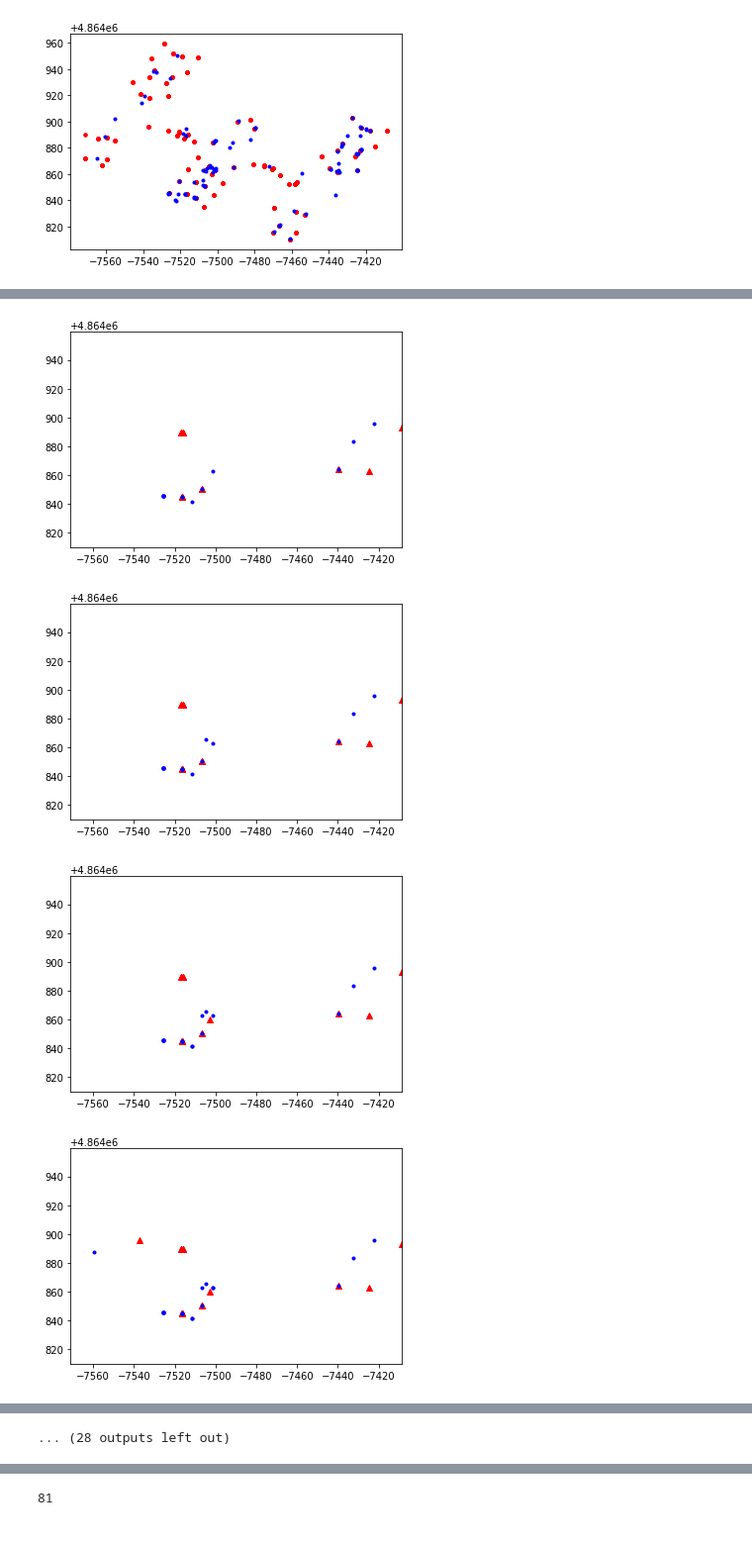
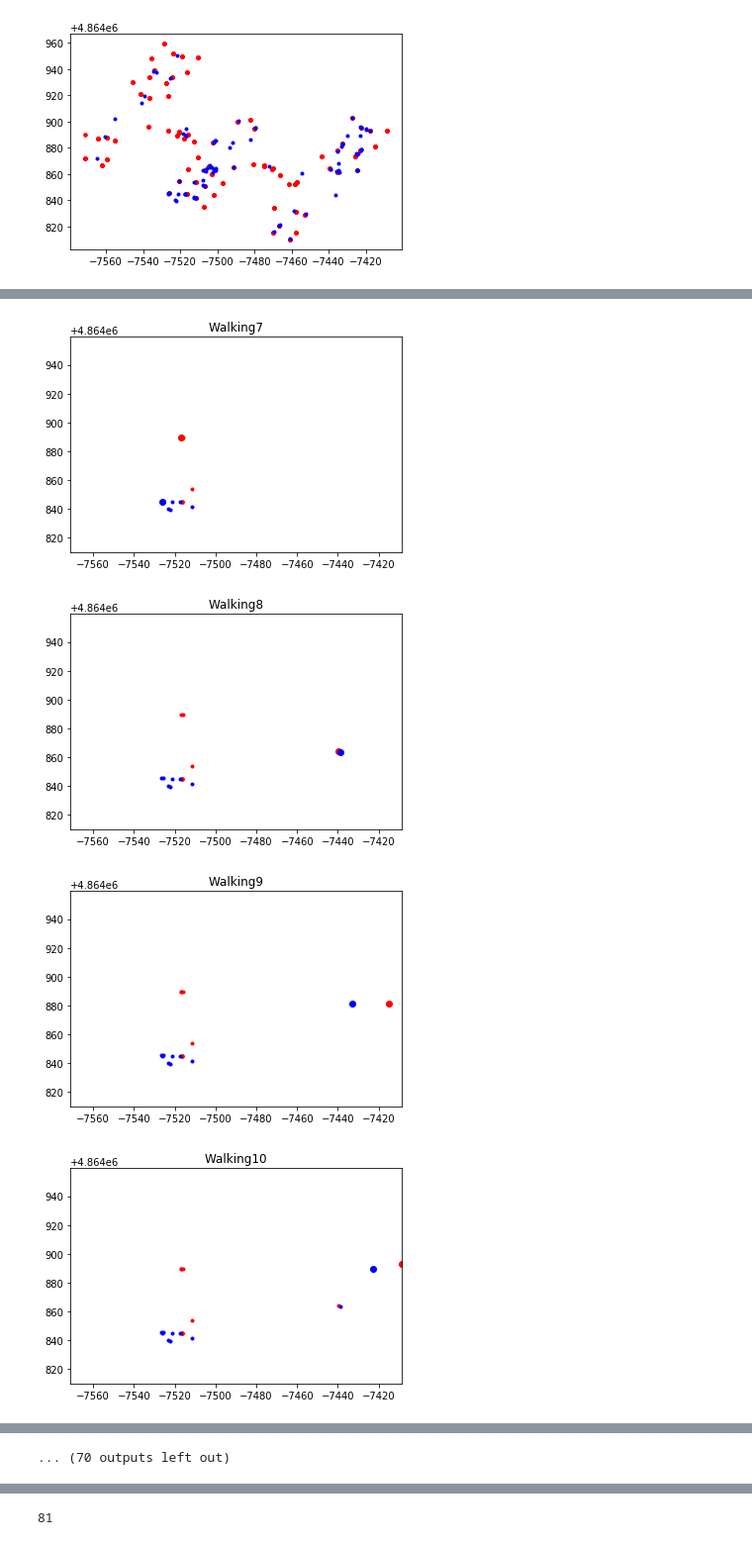
Before and after one commit to heathcliffYang/CRF, a Jupyter notebook: CRF_for_U.ipynb, the cells around one changed output, grey strips where cells are left out. Shown at 99% size. Saved outputs shown, nothing was run; the diff lists cells and outputs as text; code cells hidden in the pictures.

Commit message:
CRF only walking track

```diff
--- a/CRF_for_U.ipynb
+++ b/CRF_for_U.ipynb
@@ -553,19 +555,23 @@ validation_longitude = []
 gt_validation_latitude_loc_dict_space = []
 gt_validation_longitude_loc_dict_space = []
 
+cumulative_distance = 0
+iter_validating_data = 0
 for i in range(1,batch_num+1):
     for j in range(seq_window):
         if (batch_loc_v[i][j] == 0):
             gt_validation_latitude_loc_dict_space.append(latitude_list[65])
             gt_validation_longitude_loc_dict_space.append(longitude_list[11])
             continue
+        iter_validating_data += 1
         for x in range(len(latitude_list)):
             for y in range(len(longitude_list)):
                 if (batch_loc_v[i][j] == loc_dict[latitude_list[x]][longitude_list[y]]):
                     gt_validation_latitude_loc_dict_space.append(latitude_list[x])
                     gt_validation_longitude_loc_dict_space.append(longitude_list[y])
-                    #print(i, j, batch_loc_v[i][j], x, y, len(gt_validation_latitude_loc_dict_space))
+                    cumulative_distance += math.sqrt(pow(latitude_list[x]-wifi_loc_time_v[iter_validating_data][521],2)+pow(longitude_list[y]-wifi_loc_time_v[iter_validating_data][520],2))
                     break
+print("cumulative_distance is :", cumulative_distance/81)
 
 iter_validating_data = 0
 window_1 = 0
@@ -615,8 +621,13 @@ RMSE by window:  20.258204494200793 13.407741267843669 12.657543284612686
 # %%
-for i in range(1, (batch_num*seq_window), 2):
+
+for i in range(1, (batch_num*seq_window)+1, 1):
     axes = plt.gca()
     axes.set_xlim([min(longitude_list),max(longitude_list)])
     axes.set_ylim([min(latitude_list),max(latitude_list)])
-    plt.plot(validation_longitude[:i], validation_latitude[:i], 'r^', gt_validation_longitude_loc_dict_space[:i], gt_validation_latitude_loc_dict_space[:i], 'b.')
+    #plt.plot(validation_longitude[:i], validation_latitude[:i], 'r^', gt_validation_longitude_loc_dict_space[:i], gt_validation_latitude_loc_dict_space[:i], 'b.')
+    plt.plot(validation_longitude[:(i-1)], validation_latitude[:(i-1)], 'r.', wifi_loc_time_v[:(i-1),520], wifi_loc_time_v[:(i-1),521], 'b.')
+    plt.plot(validation_longitude[i], validation_latitude[i], 'ro', wifi_loc_time_v[i,520], wifi_loc_time_v[i,521], 'bo')
+    plt.title("Walking"+str(i))
+    plt.savefig("Walking"+str(i)+".png")
     plt.show()
 # %% [output]
@@ -629,4 +640,4 @@ for i in range(1, (batch_num*seq_window), 2):
-[figure, old version]
+[figure, new version]
-[figure, old version]
+[figure, new version]
-[figure, old version]
+[figure, new version]
-[figure, old version]
+[figure, new version]
@@ -635,4 +646,4 @@ for i in range(1, (batch_num*seq_window), 2):
-... (28 outputs left out)
+... (70 outputs left out)
 # %%
 plt.plot(validation_longitude, validation_latitude, 'r^', wifi_loc_time_v[:, 520:521], wifi_loc_time_v[:, 521:522], 'b.')
 # %% [output]
```
Also changed, not shown: parts of 4 cells of this notebook.
